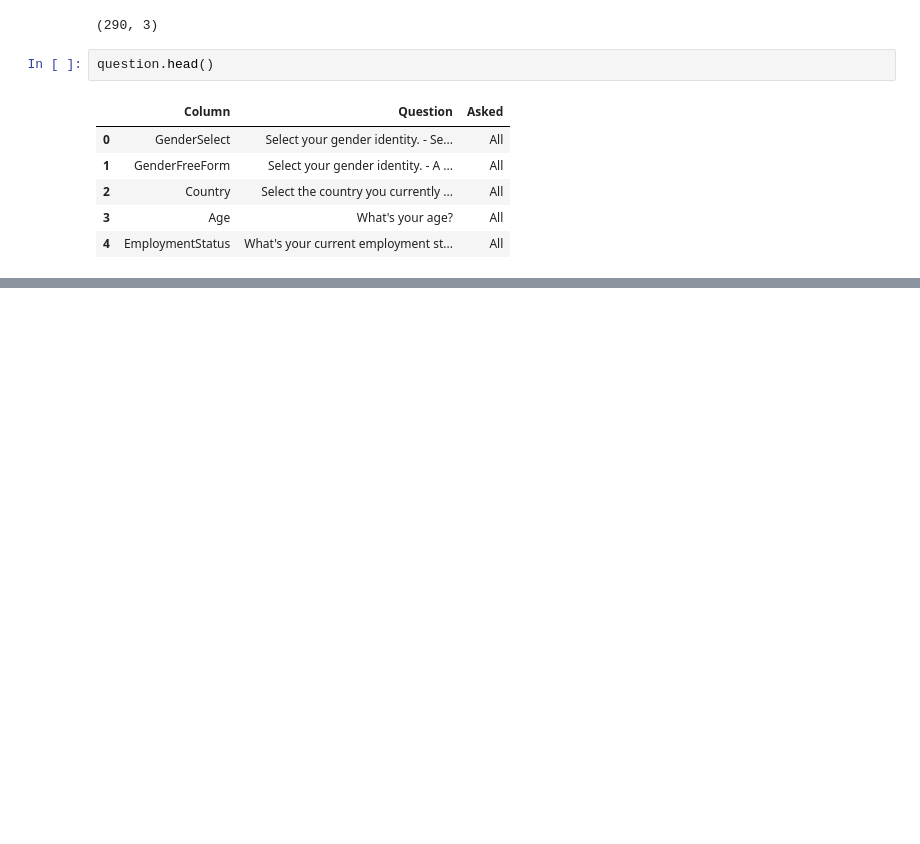
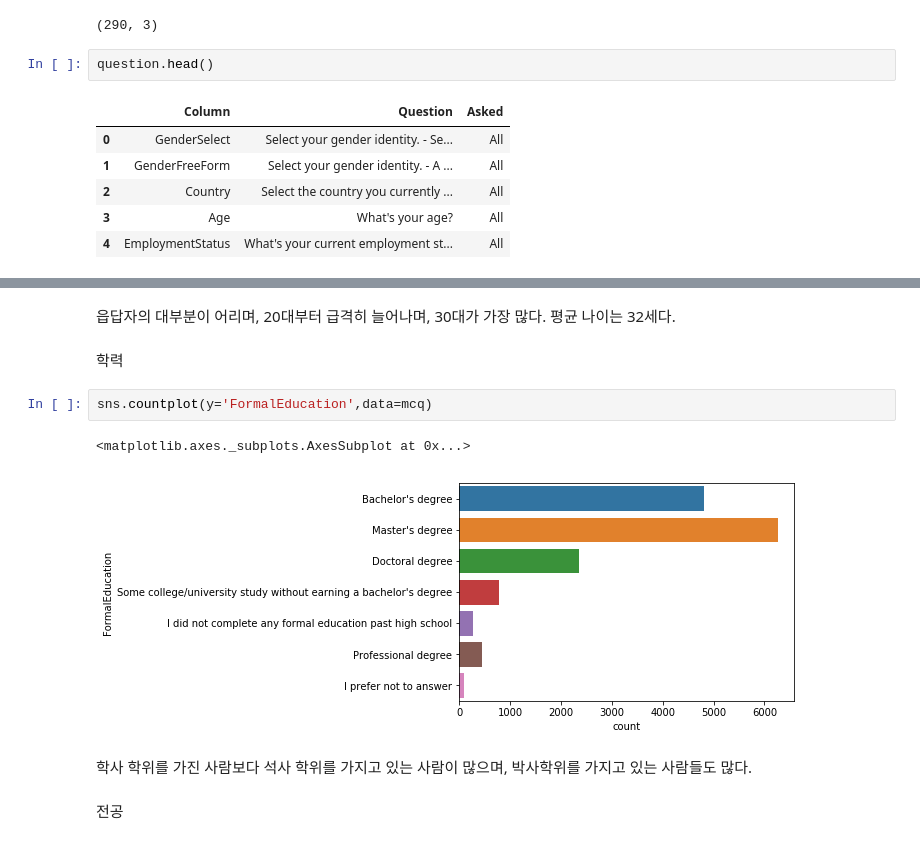
Before and after one commit to staryp/kaggle, a Jupyter notebook: kaggle_step_1/kaggle-ML-DS-survey-2017-EDA-FAQ.ipynb, the cells around one changed output, grey strips where cells are left out. Saved outputs shown, nothing was run; the diff lists cells and outputs as text; blank space fills up the shorter version.

```diff
--- a/kaggle_step_1/kaggle-ML-DS-survey-2017-EDA-FAQ.ipynb
+++ b/kaggle_step_1/kaggle-ML-DS-survey-2017-EDA-FAQ.ipynb
@@ -26,0 +128,13 @@ question.head()
+# %% [markdown]
+읍답자의 대부분이 어리며, 20대부터 급격히 늘어나며, 30대가 가장 많다. 평균 나이는 32세다.
+# %% [markdown]
+학력
+# %%
+sns.countplot(y='FormalEducation',data=mcq)
+# %% [output]
+<matplotlib.axes._subplots.AxesSubplot at 0x...>
+[figure, added]
+# %% [markdown]
+학사 학위를 가진 사람보다 석사 학위를 가지고 있는 사람이 많으며, 박사학위를 가지고 있는 사람들도 많다.
+# %% [markdown]
+전공
```
Also changed, not shown: parts of 29 cells of this notebook.
